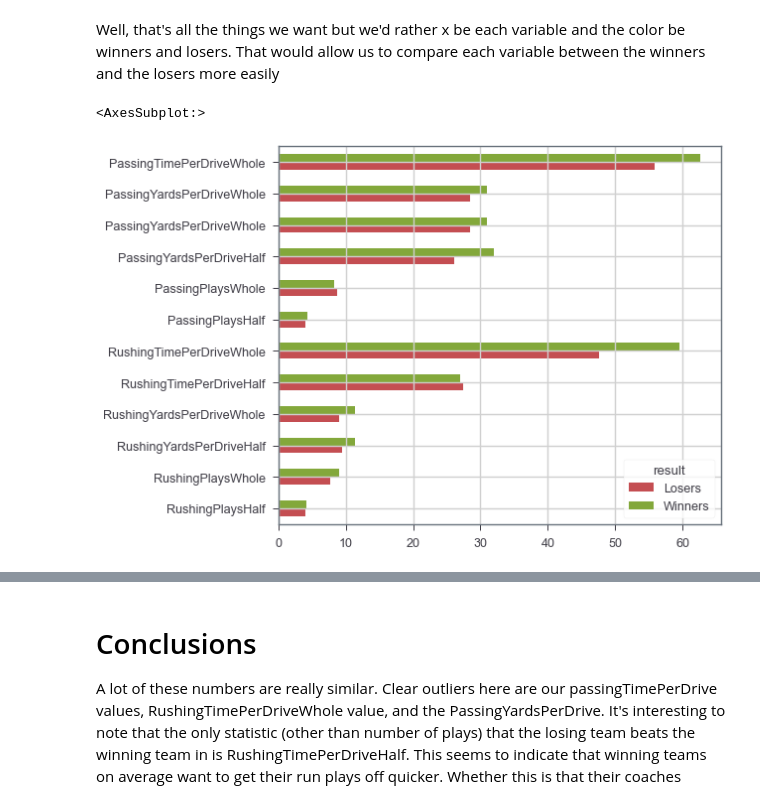
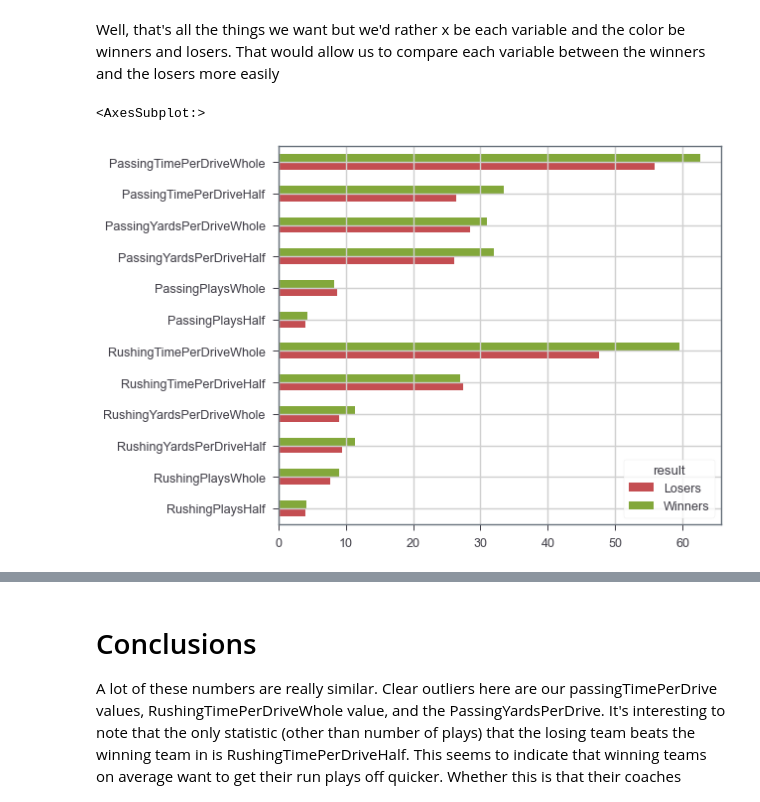
Before and after one commit to Mitchel-Smith/ITCS6162, a Jupyter notebook: NFL2016Analysis.ipynb, the cells around one changed output, grey strips where cells are left out. Drawn from its saved outputs; the diff is of its cells as text; code cells hidden in the pictures.

```diff
--- a/NFL2016Analysis.ipynb
+++ b/NFL2016Analysis.ipynb
@@ -893,13 +893,13 @@ Well, that's all the things we want but we'd rather x be each variable and the c
 # %%
 cols = [
     "RushingPlaysHalf", "RushingPlaysWhole", "RushingYardsPerDriveHalf", "RushingYardsPerDriveWhole",
     "RushingTimePerDriveHalf", "RushingTimePerDriveWhole",
     "PassingPlaysHalf", "PassingPlaysWhole", "PassingYardsPerDriveHalf", "PassingYardsPerDriveWhole",
-    "PassingYardsPerDriveWhole", "PassingTimePerDriveWhole"
+    "PassingTimePerDriveHalf", "PassingTimePerDriveWhole"
 ]
 
 CombinedAveragesTransposed = CombinedAveragesGroup[cols].T
 CombinedAveragesTransposed.plot.barh(color = ['r','g'])
 # %% [output]
 <AxesSubplot:>
-[figure, old version]
+[figure, new version]
```
Also changed, not shown: parts of 28 cells of this notebook, 1 other file.
